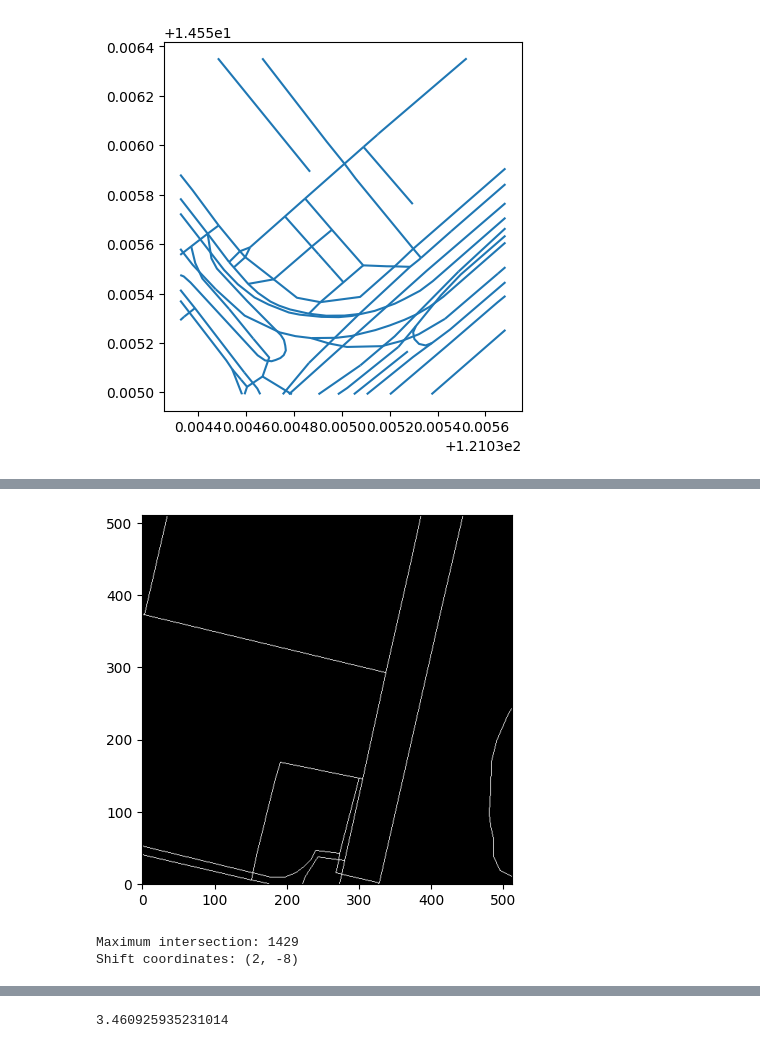
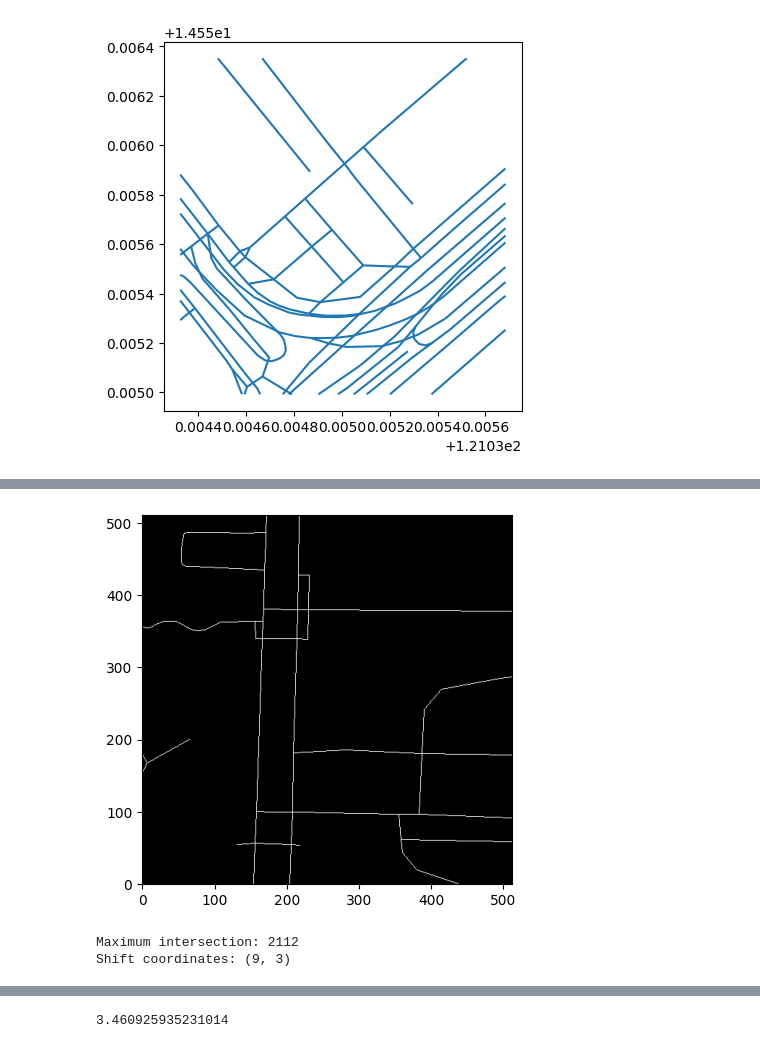
Before and after one commit to Roughienmn/Width-Extractor, a Jupyter notebook: Prototype.ipynb, the cells around one changed output, grey strips where cells are left out. Cells and saved outputs as stored; diff of their text form; code cells hidden in the pictures.

```diff
--- a/Prototype.ipynb
+++ b/Prototype.ipynb
@@ -123,3 +123,13 @@ road_patch
 | 1438030 | 1298206233 | 5141 | service | None | None | B | 0 | 0 | F | F | LINESTRING (121.03461 14.55544, 1... |
 | 1438195 | 1298540722 | 5125 | busway | None | None | F | 0 | 0 | F | F | LINESTRING (121.03531 14.55527, 1... |
 [figure]
+# %%
+PATCH_SIZE = 512 # Size of the patches
+EARTH_CIRCUFERENCE = 40075016.686 # in meters
+SEARCH_INTERVAL = 50  # Distance between interpolated points
+SEARCH_RANGE = 10 # pixels the road can be adjusted to find the best fit [coords-SEARCH_RANGE, coords+SEARCH_RANGE]
+LINE_LENGTH = 20  # Total length of perpendicular lines
+MAX_DISTANCE_FROM_ROAD = 50 # Maximum distance a point can be from a road mask
+MAX_ROAD_WIDTH = 150 # Maximum width of a road for it to be considered
+LAT_SIZE = 0.0013364 # Estimated degrees per 512 pixels (latitude)
+LONG_SIZE = 0.00137216 # Estimated degrees per 512 pixels (longitude)
@@ -126,7 +138,8 @@ road_patch
 # %%
 #get file paths
 #data\roadimages\3 _ Clear Regular Roads\57__14.557001_121.006165.png
-DISPLAY_ALLOWANCE = 0.00005
+DISPLAY_ALLOWANCE = 0.0000
+
 random_patch_path = random.choice(file_paths)
 folder_names = ["\\1 _ No Roads", "\\2 _ Roads with Occlusions", "\\3 _ Clear Regular Roads", "\\4 _ Wide Roads"]
 mask_path = str(random_patch_path).replace("roadimages", "roadmasks")
@@ -137,8 +150,8 @@ for folder_name in folder_names:
 print(mask_path)
 
 #set patch size
-lat_size = 0.0013364/2
-long_size = 0.00137216/2
+lat_size = LAT_SIZE/2
+long_size = LONG_SIZE/2
 #right = increase lon offset; up = increase lat offset
 lat_shift = 0.0000
 lon_shift = -0.000053
@@ -165,15 +178,19 @@ if random_patch_roads.empty:
     print("No roads found in the random patch.")
     plt.imshow(image)
 else:
+
+    #show road patch
     fig, axes = plt.subplots(2, 3, figsize=(15, 7))
     axes[0][0].imshow(image)
 
+    #plot linestrings (roadlines)
     random_patch_roads.plot(ax=axes[0][1])
 
     axes[0][1].set_xlim(minx-DISPLAY_ALLOWANCE, maxx+DISPLAY_ALLOWANCE)
     axes[0][1].set_ylim(miny-DISPLAY_ALLOWANCE, maxy+DISPLAY_ALLOWANCE)
     axes[0][1].set_aspect('equal')
 
+    #overlay linestrings on patch
     axes[0][2].imshow(image, extent=[minx, maxx, miny, maxy])
     random_patch_roads.plot(ax=axes[0][2], color='red')
     axes[0][2].set_title("Overlayed Roads on Image")
@@ -181,13 +198,16 @@ else:
     axes[0][2].set_ylim(miny-DISPLAY_ALLOWANCE, maxy+DISPLAY_ALLOWANCE)
     axes[0][2].set_aspect('equal')
 
+    #coordinates relative to total dataset area
     axes[1][0].scatter(random_patch_lon, random_patch_lat, color='red')
     axes[1][0].set_xlim(min_lon, max_lon)
     axes[1][0].set_ylim(min_lat, max_lat)
     axes[1][0].set_aspect('equal')
 
+    #ground truth mask
     axes[1][1].imshow(mask_image)
 
+    #overlay linestrings on ground truth mask
     axes[1][2].imshow(mask_image, extent=[minx, maxx, miny, maxy])
     random_patch_roads.plot(ax=axes[1][2], color='red')
     axes[1][2].set_title("Overlayed Roads on Image")
@@ -220,11 +252,18 @@ def shift_geometry(geom, x_shift, y_shift):
 
 # Create a copy of the GeoDataFrame and apply scaling to the copy
 scaled_patch_roads = random_patch_roads.copy()
-scaled_patch_roads["geometry"] = scaled_patch_roads["geometry"].apply(
+
+scaled_patch_roads["geometry_scaled"] = scaled_patch_roads["geometry"].apply(
     lambda geom: shift_geometry(geom, minx, miny)
 )
-scaled_patch_roads["geometry"] = scaled_patch_roads["geometry"].apply(
-    lambda geom: scale_geometry(geom, 1/(maxx-minx), 1/(maxy-miny))
+scaled_patch_roads["geometry_scaled"] = scaled_patch_roads["geometry_scaled"].apply(
+    lambda geom: scale_geometry(geom, 512/(maxx-minx), 512/(maxy-miny))
 )
-scaled_patch_roads.plot()
+
+x_shift_initial = minx
+y_shift_initial = miny
+x_scale = 512/(maxx-minx)
+y_scale = 512/(maxy-miny)
+
+scaled_patch_roads
 # %% [output]
@@ -250,19 +299,19 @@ plt.gca().invert_yaxis()
 # %%
 def get_binary_mask_from_roads(scaled_patch_roads):
     road_mask = np.zeros((512, 512), dtype=np.uint8)
-    for geom in scaled_patch_roads["geometry"]:
+    for geom in scaled_patch_roads["geometry_scaled"]:
         if geom.is_empty:
             continue
         if isinstance(geom, sp.LineString):
             coords = np.array(geom.coords, dtype=np.int32)
             cv2.polylines(road_mask, [coords], isClosed=False, color=1, thickness=1)
     return road_mask
 
-road_mask = get_binary_mask_from_roads(roads_for_mask)
+road_mask = get_binary_mask_from_roads(scaled_patch_roads)
 plt.imshow(road_mask, cmap='gray')
 plt.gca().invert_yaxis()
 # %% [output]
-[figure, old version]
+[figure, new version]
 # %%
 def get_intersection(road_mask, image_mask):
     return np.sum((road_mask > 0) & (image_mask > 0))
@@ -271,8 +320,8 @@ shifted_road_masks = [[None for _ in range(2 * SEARCH_RANGE + 1)] for _ in range
 
 for i in range(-SEARCH_RANGE, SEARCH_RANGE + 1):
     for j in range(-SEARCH_RANGE, SEARCH_RANGE + 1):
-        road_copy = roads_for_mask.copy()
-        road_copy["geometry"] = road_copy["geometry"].apply(
+        road_copy = scaled_patch_roads.copy()
+        road_copy["geometry_scaled"] = road_copy["geometry_scaled"].apply(
             lambda geom: shift_geometry(geom, i, j)
         )
         road_mask = get_binary_mask_from_roads(road_copy)
@@ -296,11 +345,14 @@ best_road_mask = shifted_road_masks[max_i][max_j]
 
 best_shift_values = (max_i - SEARCH_RANGE, max_j - SEARCH_RANGE)
 
+
+x_shift_second, y_shift_second = best_shift_values[0], best_shift_values[1]
+
 print(f"Maximum intersection: {max_intersection}")
 print(f"Shift coordinates: ({max_i - SEARCH_RANGE}, {max_j - SEARCH_RANGE})")
 # %% [output]
-Maximum intersection: 1429
-Shift coordinates: (2, -8)
+Maximum intersection: 2112
+Shift coordinates: (9, 3)
 # %%
 plt.figure(figsize=(10, 10))
 plt.imshow(image_mask, cmap='gray', interpolation='none')
```
Also changed, not shown: parts of 22 cells of this notebook.
